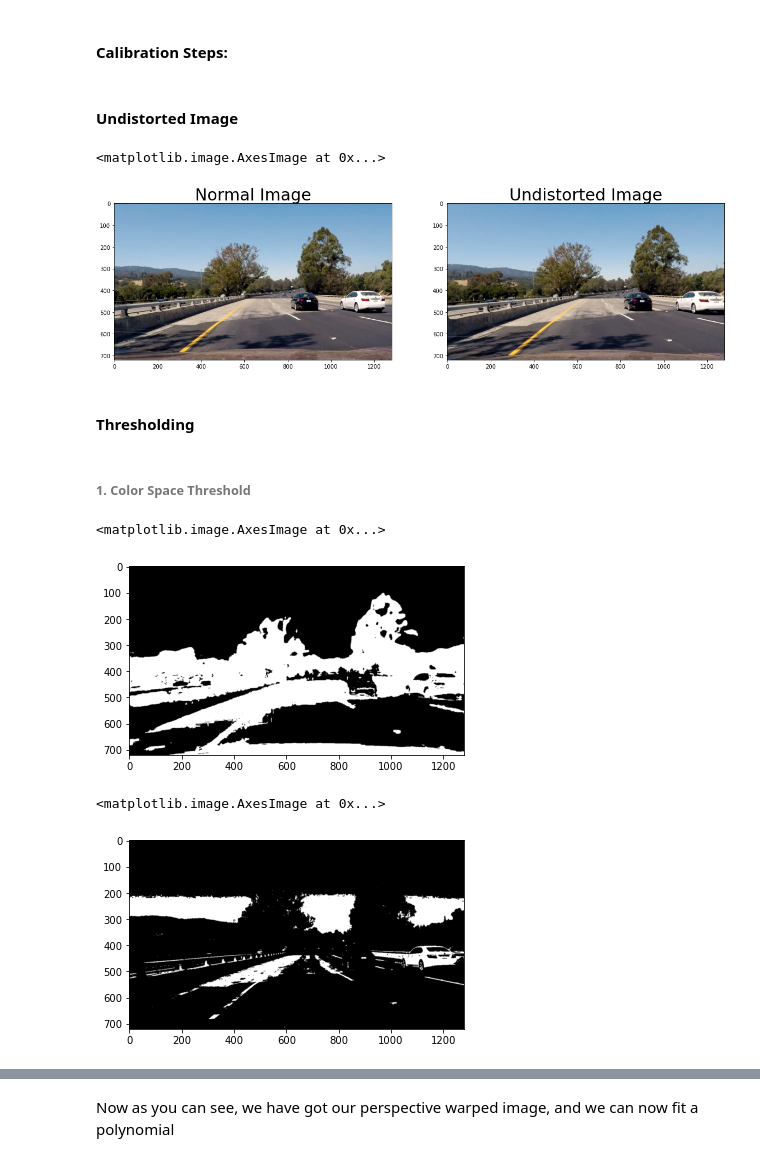
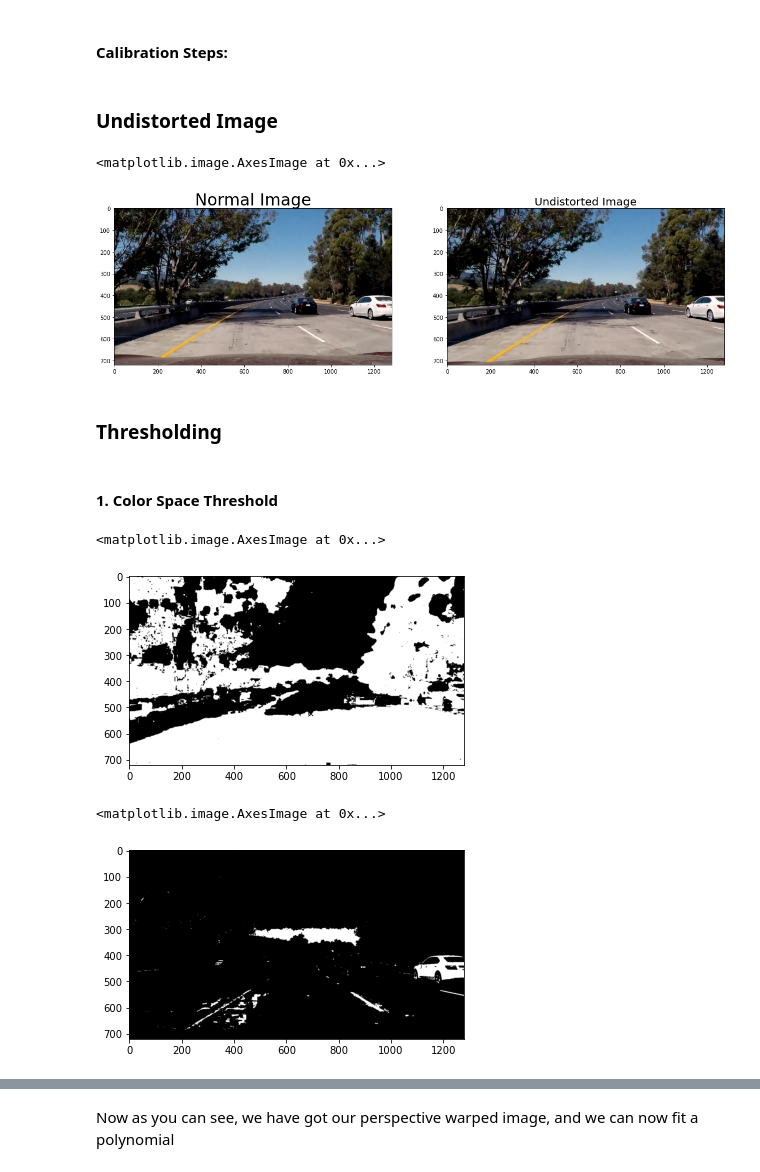
Before and after one commit to code-Abhishek/seeing_lane_eyes_closed, a Jupyter notebook: CarND-Advanced-Lane-Lines/Advanced_Attempt.ipynb, the cells around one changed output, grey strips where cells are left out. Cells and saved outputs as stored; diff of their text form; code cells hidden in the pictures.

```diff
--- a/CarND-Advanced-Lane-Lines/Advanced_Attempt.ipynb
+++ b/CarND-Advanced-Lane-Lines/Advanced_Attempt.ipynb
@@ -32,6 +27,9 @@ def get_image_size(img):
 # %%
 def get__calibration_points(cal_images):
     '''Get imgpoints and objpoints out of list of images for camera_calibration'''
+
+    nx = 9 #number of inside corners in x
+    ny = 6 #number of inside corners in y
 
     objpoints = [] #object points of real world space
     imgpoints = [] #image points of the image
@@ -55,7 +53,7 @@ def get_undistorted_frame(img, imgpoints, objpoints):
 
     '''Calibrate camera using the img_points, objpoints and provide the
         undistorted image'''
-
+    imgpoints, objpoints = get_cali
     ret, mtx, dist, rvec, tvec = cv2.calibrateCamera(objpoints, imgpoints, get_image_size(img), None, None)
     undist = cv2.undistort(img, mtx, dist, None, mtx)
     return undist
@@ -68,24 +69,25 @@ imgpoints, objpoints = get__calibration_points(cal_images)
 # %% [markdown]
-#### Undistorted Image
+### Undistorted Image
 # %%
-img = mpimg.imread('./test_images/test4.jpg')
+img = mpimg.imread('./test_images/test5.jpg')
 
 undistorted_image = get_undistorted_frame(img, imgpoints, objpoints)
 
 f, (ax1, ax2) = plt.subplots(1,2, figsize=(20,18))
 
 ax1.set_title('Normal Image', fontsize=30)
 ax1.imshow(img)
-ax2.set_title('Undistorted Image', fontsize=30)
+ax2.set_title('Undistorted Image', fontsize=20)
 ax2.imshow(undistorted_image)
 # %% [output]
 <matplotlib.image.AxesImage at 0x...>
-[figure, old version]
+[figure, new version]
 # %% [markdown]
-#### Thresholding
+### Thresholding
 # %% [markdown]
-###### 1. Color Space Threshold
+#### 1. Color Space Threshold
 # %%
+#H Threshold
 gray = cv2.cvtColor(undistorted_image, cv2.COLOR_BGR2GRAY)
 hls = cv2.cvtColor(undistorted_image, cv2.COLOR_RGB2HLS)
 H = hls[:,:,0]
@@ -96,7 +98,7 @@ HBinary[(H >= 0) & (H <= 50)] = 1
 plt.imshow(HBinary, cmap='gray')
 # %% [output]
 <matplotlib.image.AxesImage at 0x...>
-[figure, old version]
+[figure, new version]
 # %%
 #White Threshold
 thresh = (185, 255)
@@ -106,7 +108,7 @@ Wbinary[(gray > thresh[0]) & (gray <= thresh[1])] = 1
 plt.imshow(Wbinary, cmap='gray')
 # %% [output]
 <matplotlib.image.AxesImage at 0x...>
-[figure, old version]
+[figure, new version]
 # %%
 ##R Threshold
 R = img[:,:,0]
```
Also changed, not shown: parts of 27 cells of this notebook, 2 other files.
